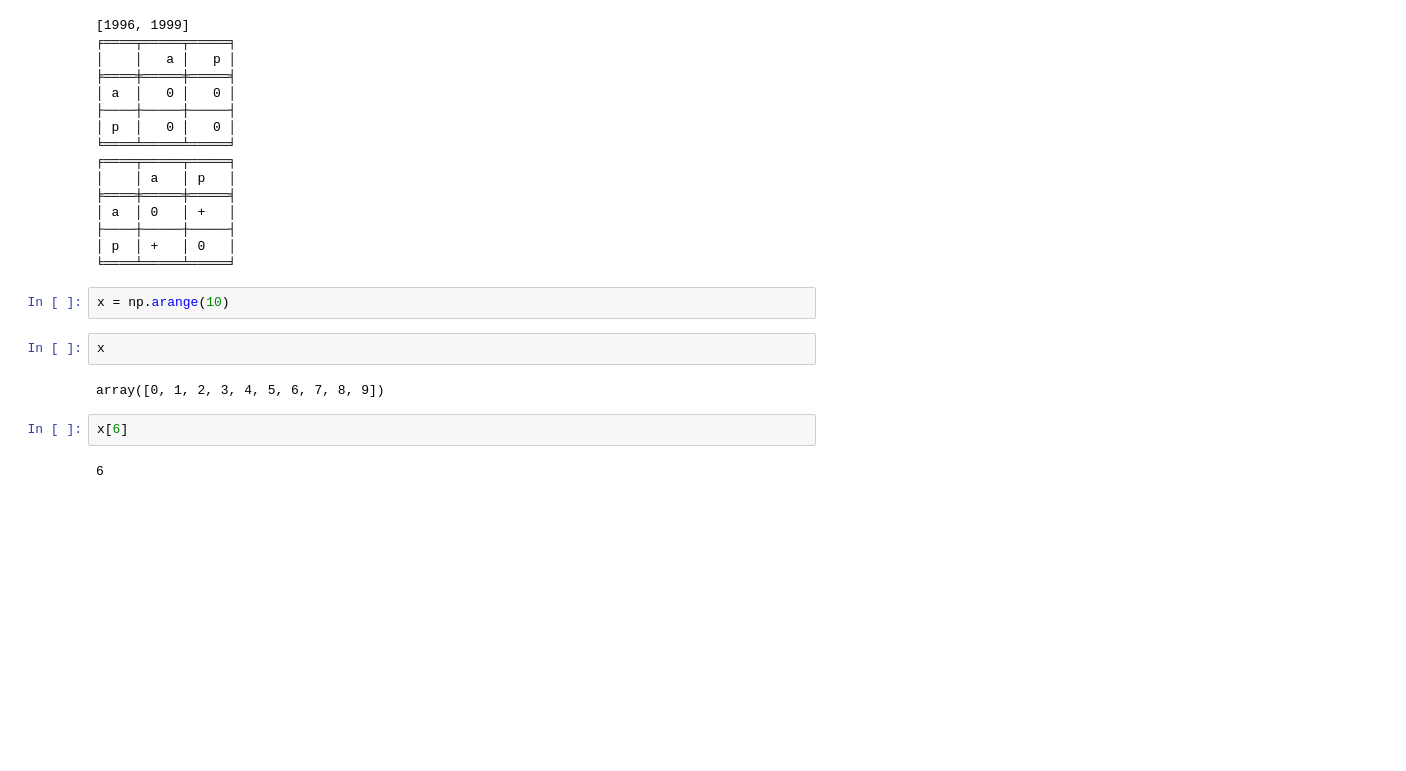
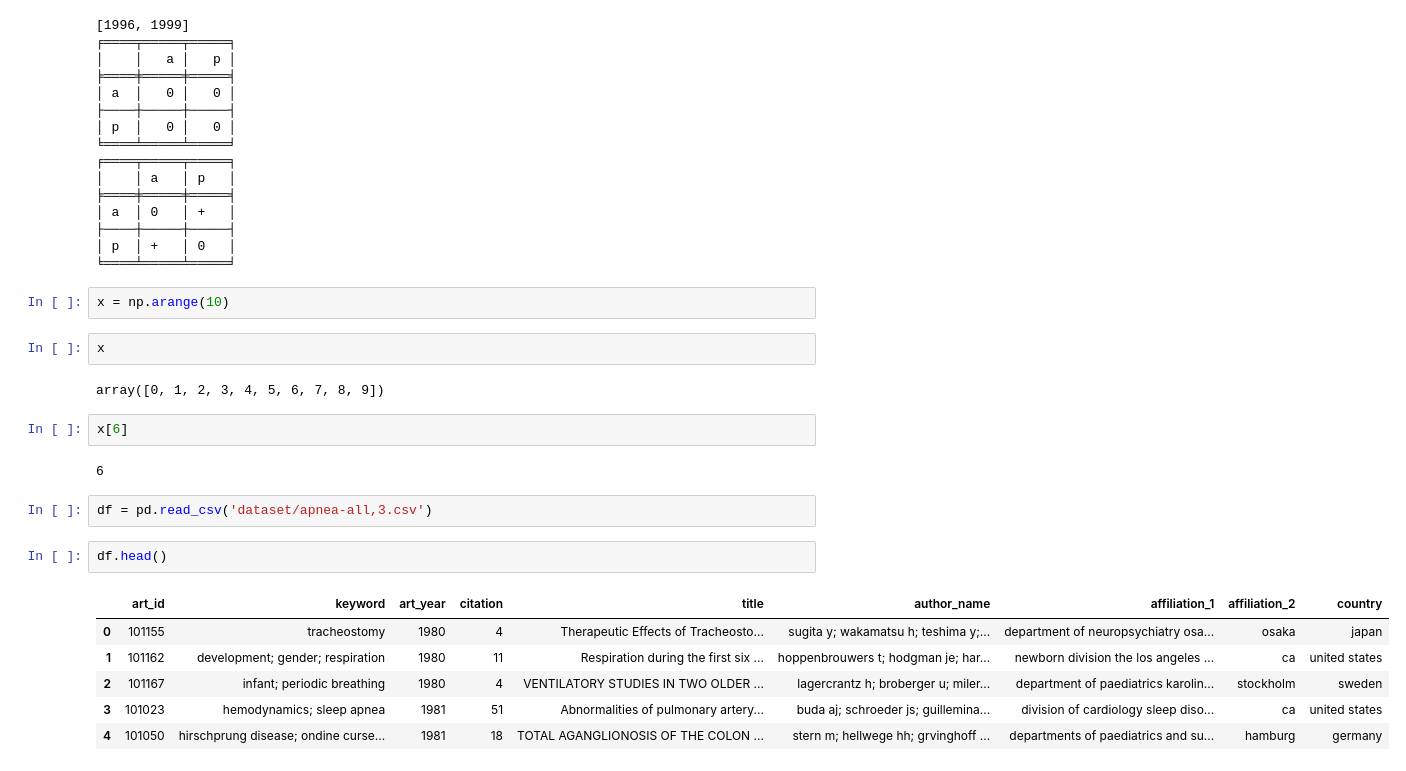
Before and after one commit to ffaisal93/linkPrediction, a Jupyter notebook: similarity_measurement.ipynb, the cells around one changed output. Cells and saved outputs as stored; diff of their text form; blank space fills up the shorter version.

```diff
--- a/similarity_measurement.ipynb
+++ b/similarity_measurement.ipynb
@@ -350,3 +350,14 @@ array([0, 1, 2, 3, 4, 5, 6, 7, 8, 9])
 x[6]
 # %% [output]
 6
+# %%
+df = pd.read_csv('dataset/apnea-all,3.csv')
+# %%
+df.head()
+# %% [output]
+|  | art_id | keyword | art_year | citation | title | author_name | affiliation_1 | affiliation_2 | country |
+| 0 | 101155 | tracheostomy | 1980 | 4 | Therapeutic Effects of Tracheosto... | sugita y; wakamatsu h; teshima y;... | department of neuropsychiatry osa... | osaka | japan |
+| 1 | 101162 | development; gender; respiration | 1980 | 11 | Respiration during the first six ... | hoppenbrouwers t; hodgman je; har... | newborn division the los angeles ... | ca | united states |
+| 2 | 101167 | infant; periodic breathing | 1980 | 4 | VENTILATORY STUDIES IN TWO OLDER ... | lagercrantz h; broberger u; miler... | department of paediatrics karolin... | stockholm | sweden |
+| 3 | 101023 | hemodynamics; sleep apnea | 1981 | 51 | Abnormalities of pulmonary artery... | buda aj; schroeder js; guillemina... | division of cardiology sleep diso... | ca | united states |
+| 4 | 101050 | hirschprung disease; ondine curse... | 1981 | 18 | TOTAL AGANGLIONOSIS OF THE COLON ... | stern m; hellwege hh; grvinghoff ... | departments of paediatrics and su... | hamburg | germany |
```
Also changed, not shown: parts of 44 cells of this notebook.
